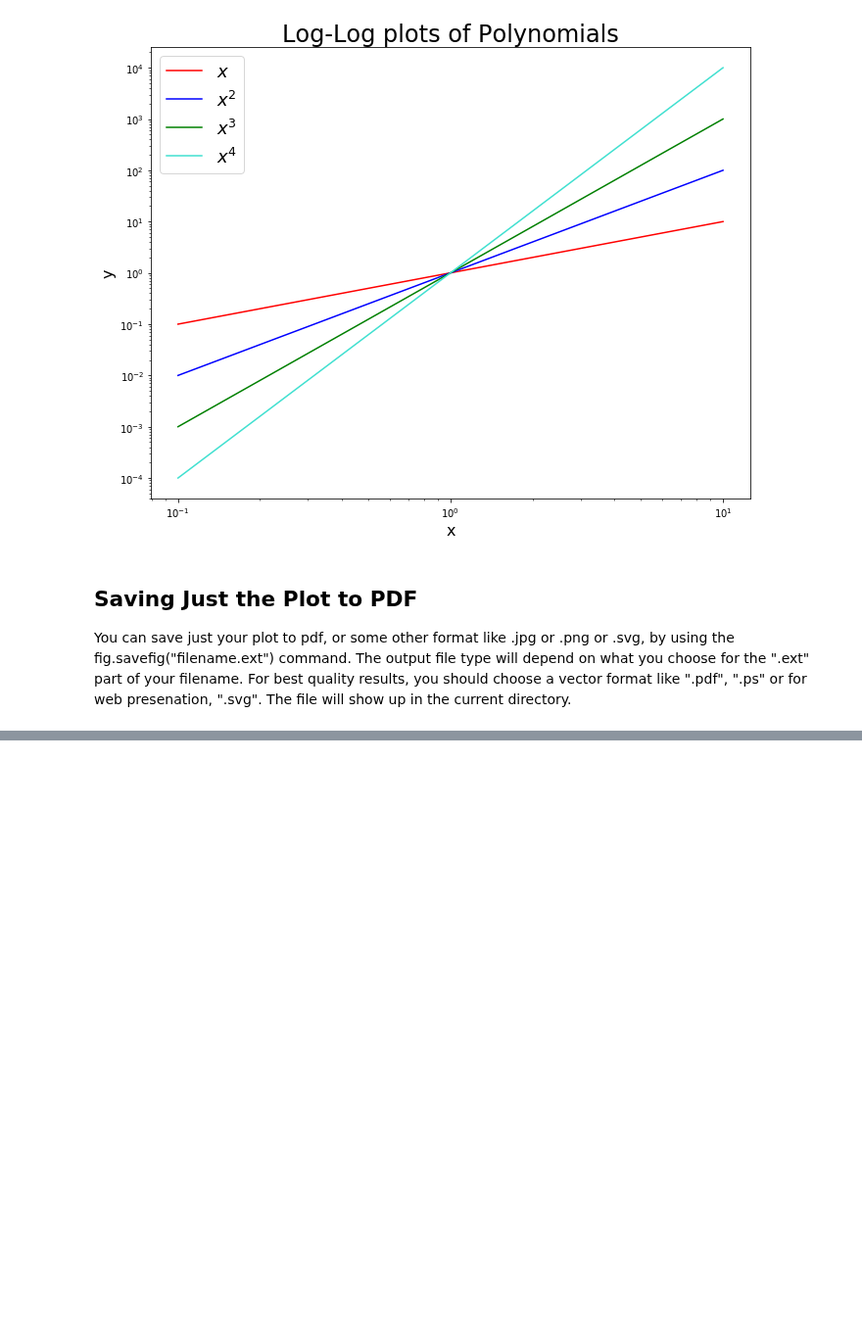
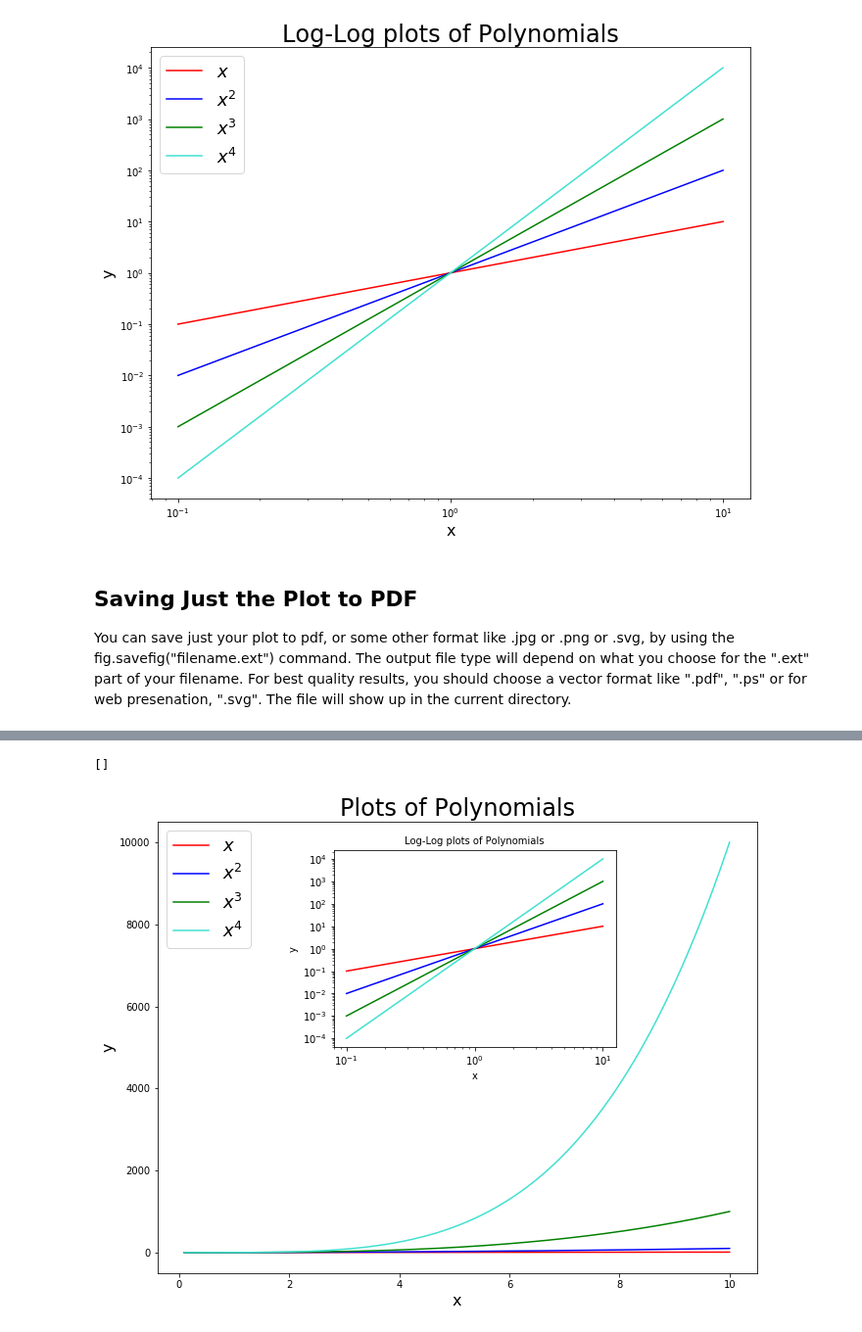
Before and after one commit to mholtrop/Phys601, a Jupyter notebook: Notebooks/03_Intro_Plotting.ipynb, the cells around one changed output, grey strips where cells are left out. Shown at 98% size. Saved outputs shown, nothing was run; the diff lists cells and outputs as text; code cells hidden in the pictures; blank space fills up the shorter version.

```diff
--- a/Notebooks/03_Intro_Plotting.ipynb
+++ b/Notebooks/03_Intro_Plotting.ipynb
@@ -131,0 +140,27 @@ fig.savefig("poly_log_log.pdf")
+# %%
+fig=plt.figure(figsize=(10,8)) # This does not show anything yet, it create a 10"x8" figure space
+ax1 = fig.add_axes([0.1,0.1,0.85,0.8]) # This creates the axes to plot on, leaving 10% border.
+ax1.plot(x,y1,label="$x$",color="red")   # Make the plot on the axes, give it a label for the legend.
+ax1.plot(x,y2,label="$x^2$",color="blue")   # Make the plot on the axes, give it a label for the legend.
+ax1.plot(x,y3,label="$x^3$",color="green")   # Make the plot on the axes, give it a label for the legend.
+ax1.plot(x,y4,label="$x^4$",color="turquoise")   # Make the plot on the axes, give it a label for the legend.
+# Note the use of $ formula $ - this typesets using LaTex.
+ax1.set_title('Plots of Polynomials',fontsize=24) # Give the plot a title, extra large.
+ax1.set_xlabel('x',fontsize=16)                        # Set a label of the x-axis
+ax1.set_ylabel('y',fontsize=16)
+ax1.legend(fontsize=18)
+
+ax2 = fig.add_axes([0.35,0.5,0.4,0.35])
+ax2.plot(x,y1,label="$x$",color="red")   # Make the plot on the axes, give it a label for the legend.
+ax2.plot(x,y2,label="$x^2$",color="blue")   # Make the plot on the axes, give it a label for the legend.
+ax2.plot(x,y3,label="$x^3$",color="green")   # Make the plot on the axes, give it a label for the legend.
+ax2.plot(x,y4,label="$x^4$",color="turquoise")   # Make the plot on the axes, give it a label for the legend.
+# Note the use of $ formula $ - this typesets using LaTex.
+ax2.set_title('Log-Log plots of Polynomials',fontsize=10) # Give the plot a title, extra large.
+ax2.set_xlabel('x',fontsize=10)                        # Set a label of the x-axis
+ax2.set_ylabel('y',fontsize=10)
+ax2.semilogy()
+ax2.semilogx()
+# %% [output]
+[]
+[figure, added]
```
Also changed, not shown: parts of 3 cells of this notebook, 4 other files.
